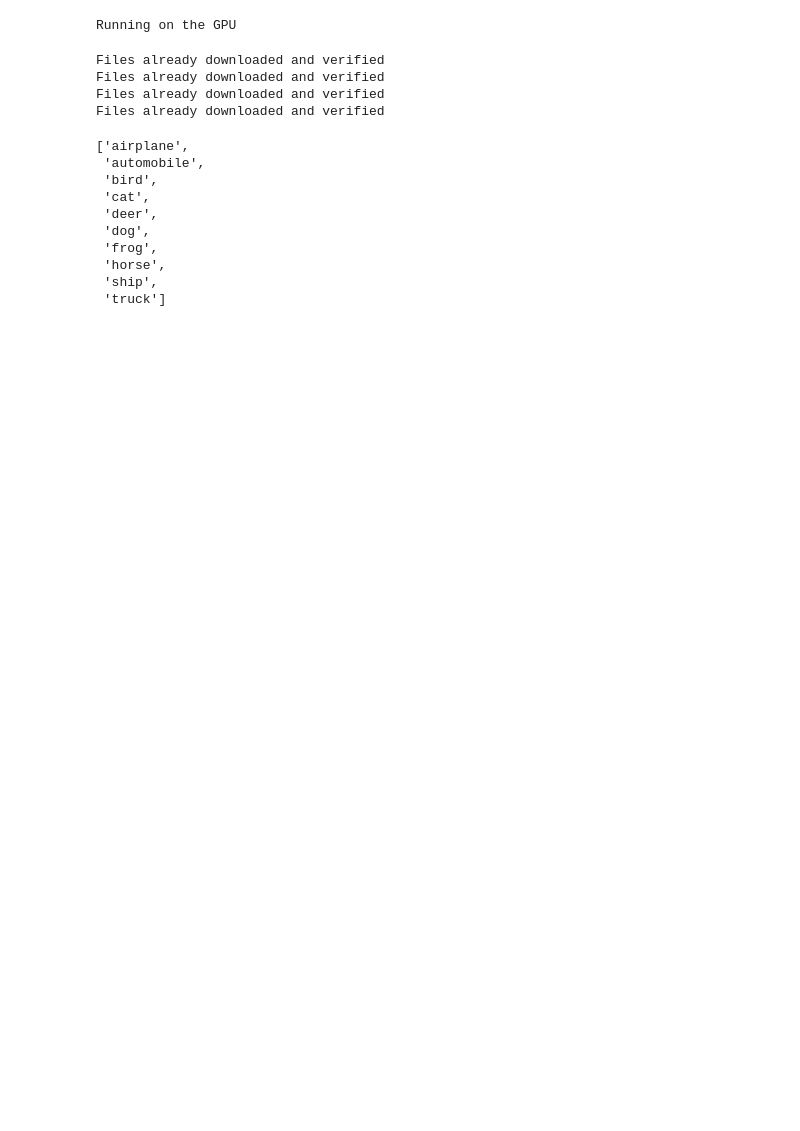
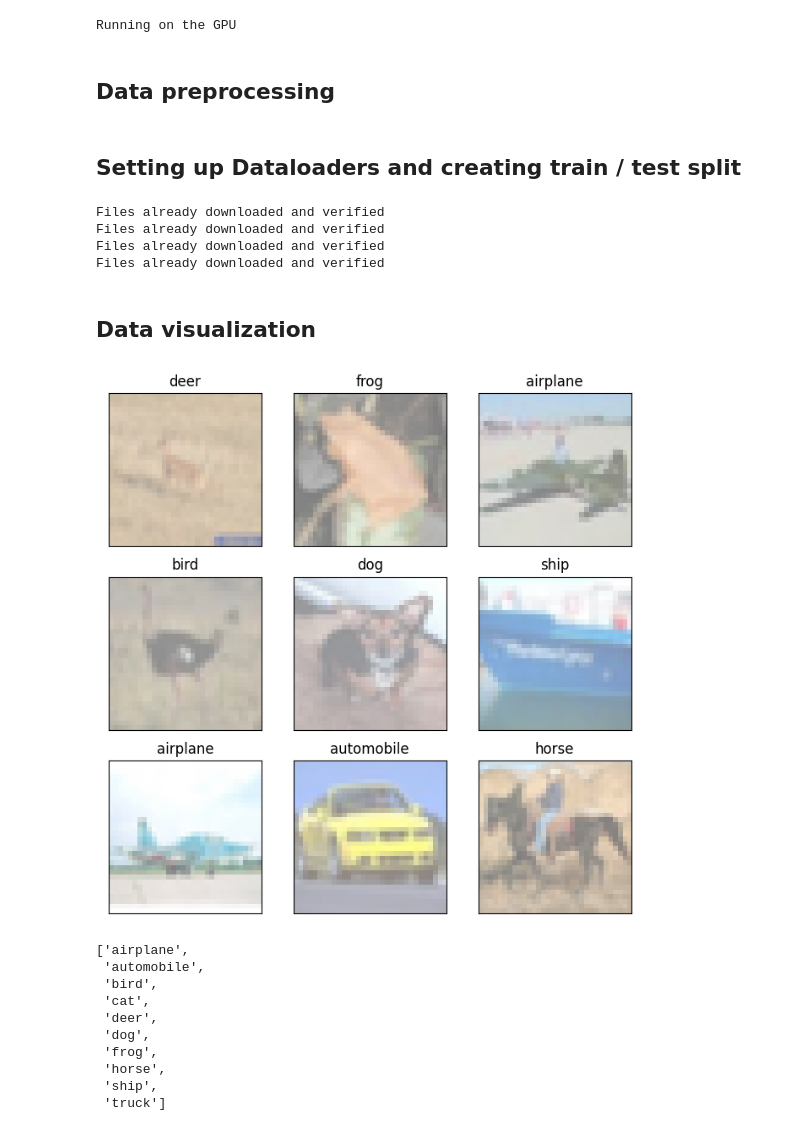
Before and after one commit to ShrikanthX/AIM_ASE_project, a Jupyter notebook: Image_denoiser.ipynb, the cells around one changed output. Cells and saved outputs as stored; diff of their text form; code cells hidden in the pictures; blank space fills up the shorter version.

```diff
--- a/Image_denoiser.ipynb
+++ b/Image_denoiser.ipynb
@@ -28,6 +32,8 @@ else:
     print('Running on the CPU')
 # %% [output]
 Running on the GPU
+# %% [markdown]
+## Data preprocessing
 # %%
 #  Adding gaussian noise
 
@@ -53,6 +59,8 @@ transform_noisy = transforms.Compose([
     transforms.Normalize([0, 0, 0], [1, 1, 1]),
     AddGaussianNoise(0., 0.2)
 ])
+# %% [markdown]
+## Setting up Dataloaders and creating train / test split
 # %%
 #  Calling datsets and and defining Dataloaders for the training and testing models
 n_cpus = mp.cpu_count()
@@ -80,4 +81,32 @@ Files already downloaded and verified
 Files already downloaded and verified
 Files already downloaded and verified
 Files already downloaded and verified
+# %% [markdown]
+## Data visualization
+# %%
+#  Print some random images from the training data set.
+
+#U tility functions to un-normalize and display an image
+def imshow(img):
+    img = img / 2 + 0.5
+    plt.imshow(np.transpose(img, (1, 2, 0)))
+
+
+# Define the image classes
+classes = ['airplane', 'automobile', 'bird', 'cat', 'deer', 'dog', 'frog', 'horse', 'ship', 'truck']
+
+#Obtain one batch of training images
+dataiter = iter(train_dl)
+images, labels = next(dataiter)
+images = images.numpy() # convert images to numpy for display
+
+#Plot the images
+fig = plt.figure(figsize=(8, 8))
+# display 20 images
+for idx in np.arange(9):
+    ax = fig.add_subplot(3, 3, idx+1, xticks=[], yticks=[])
+    imshow(images[idx])
+    ax.set_title(classes[labels[idx]])
+# %% [output]
+[figure, added]
 # %%
```
Also changed, not shown: parts of 22 cells of this notebook, 2 other files.
